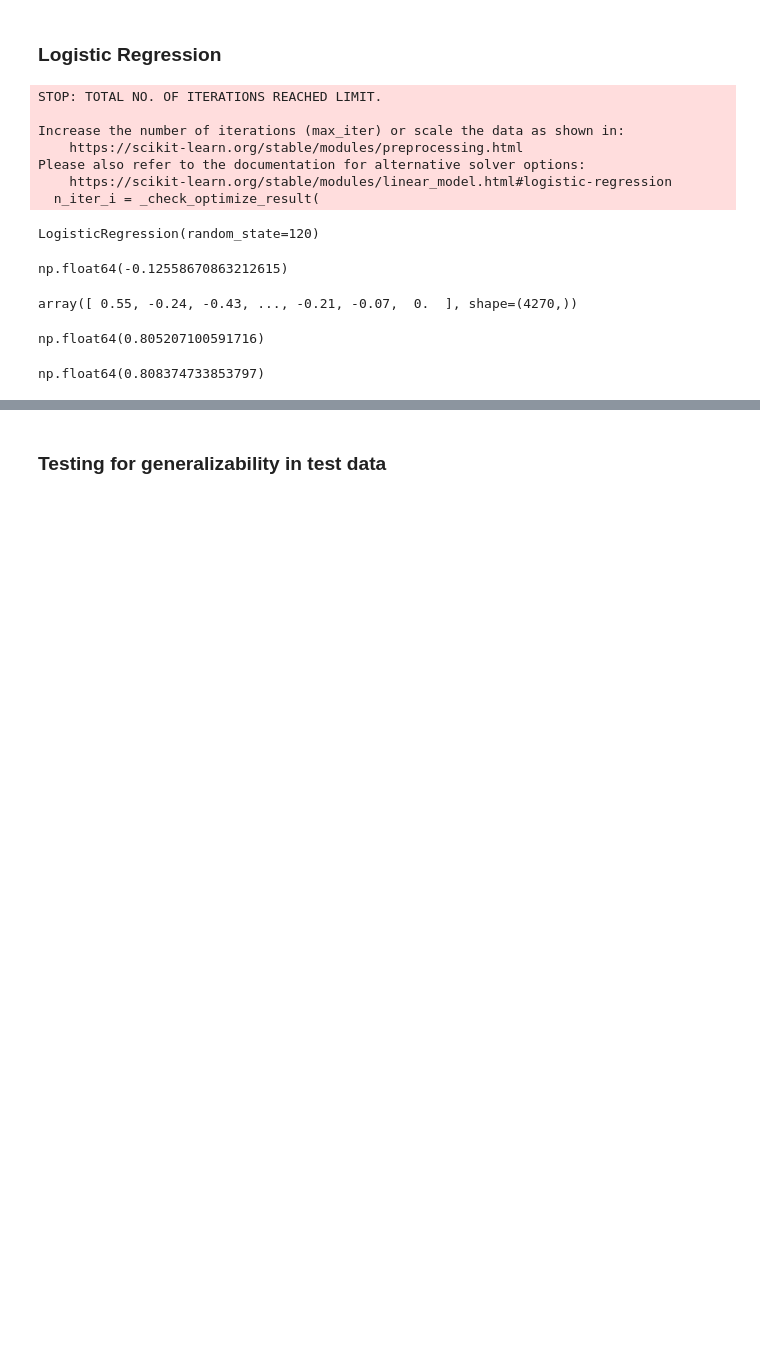
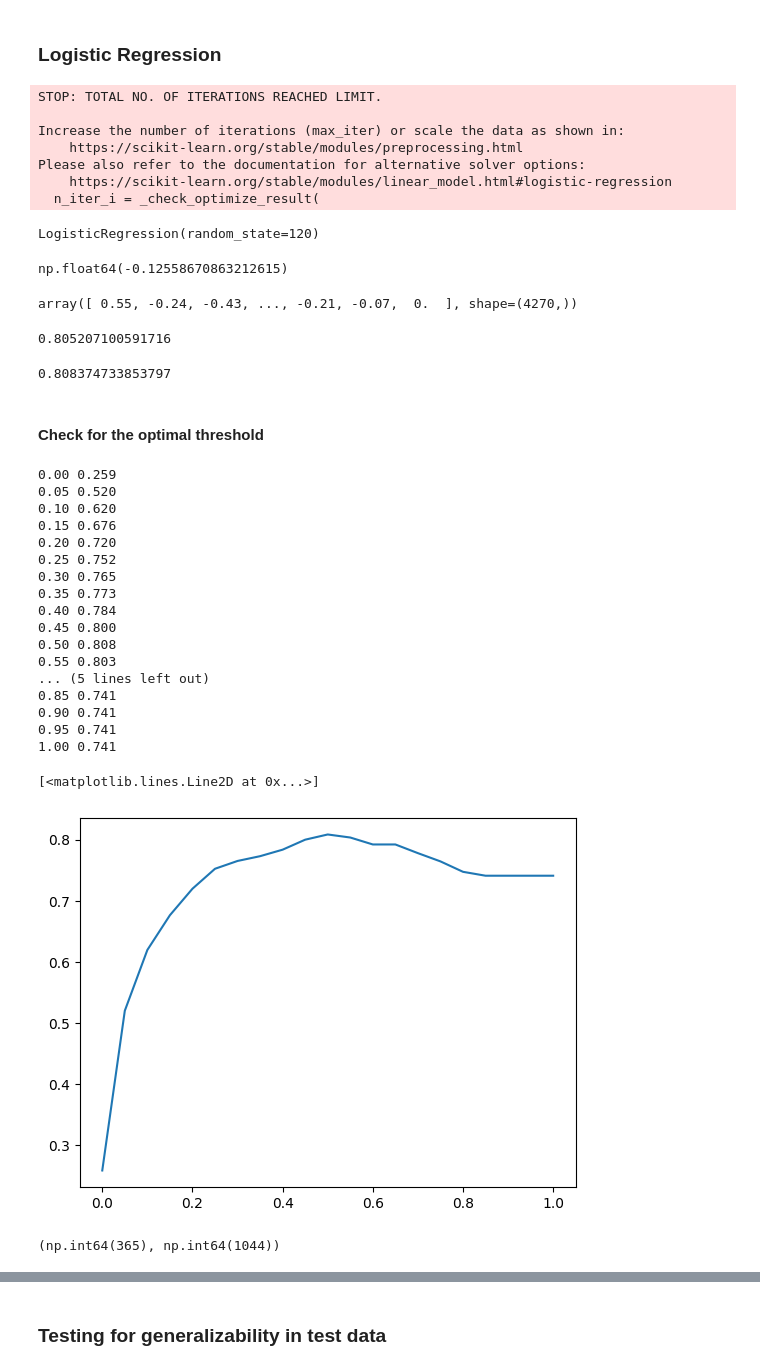
Before and after one commit to Denicke-04/ScratchToScale, a Jupyter notebook: Churn_Prediction/Churn_Prediction_sklearn.ipynb, the cells around one changed output, grey strips where cells are left out. Cells and saved outputs as stored; diff of their text form; code cells hidden in the pictures; blank space fills up the shorter version.

```diff
--- a/Churn_Prediction/Churn_Prediction_sklearn.ipynb
+++ b/Churn_Prediction/Churn_Prediction_sklearn.ipynb
@@ -266,12 +269,49 @@ array([ 0.55, -0.24, -0.43, ..., -0.21, -0.07,  0.  ], shape=(4270,))
 # %%
 train_pred = lr.predict_proba(x_train)[:,1]
 churn_decision = (train_pred >= 0.5)
-(y_train == churn_decision).mean()
+accuracy_score(y_train,churn_decision)
 # %% [output]
-np.float64(0.805207100591716)
+0.805207100591716
 # %%
 val_pred = lr.predict_proba(x_val)[:,1]
 churn_decision = (val_pred >= 0.5)
-(y_val == churn_decision).mean()
+accuracy_score(y_val,churn_decision)
 # %% [output]
-np.float64(0.808374733853797)
+0.808374733853797
+# %% [markdown]
+#### Check for the optimal threshold
+# %%
+thresholds = np.linspace(0,1,21)
+scores = []
+for t in thresholds:
+    churn_decision = (val_pred >= t)
+    acc = accuracy_score(y_val,churn_decision)
+    scores.append(acc)
+    print('%.2f %.3f' % (t,acc))
+plt.plot(thresholds,scores)
+# %% [output]
+0.00 0.259
+0.05 0.520
+0.10 0.620
+0.15 0.676
+0.20 0.720
+0.25 0.752
+0.30 0.765
+0.35 0.773
+0.40 0.784
+0.45 0.800
+0.50 0.808
+0.55 0.803
+... (5 lines left out)
+0.85 0.741
+0.90 0.741
+0.95 0.741
+1.00 0.741
+[<matplotlib.lines.Line2D at 0x...>]
+[figure, added]
+# %%
+n_pos = (y_val == 1).sum()
+n_neg = (y_val == 0).sum()
+n_pos, n_neg
+# %% [output]
+(np.int64(365), np.int64(1044))
```
Also changed, not shown: parts of 24 cells of this notebook.
